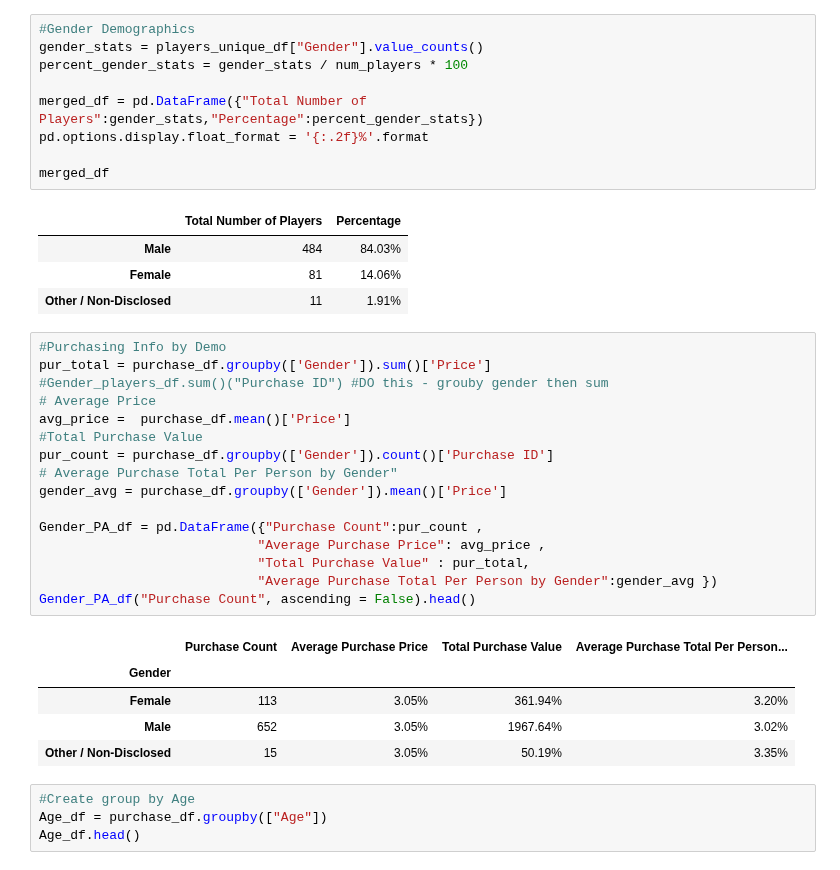
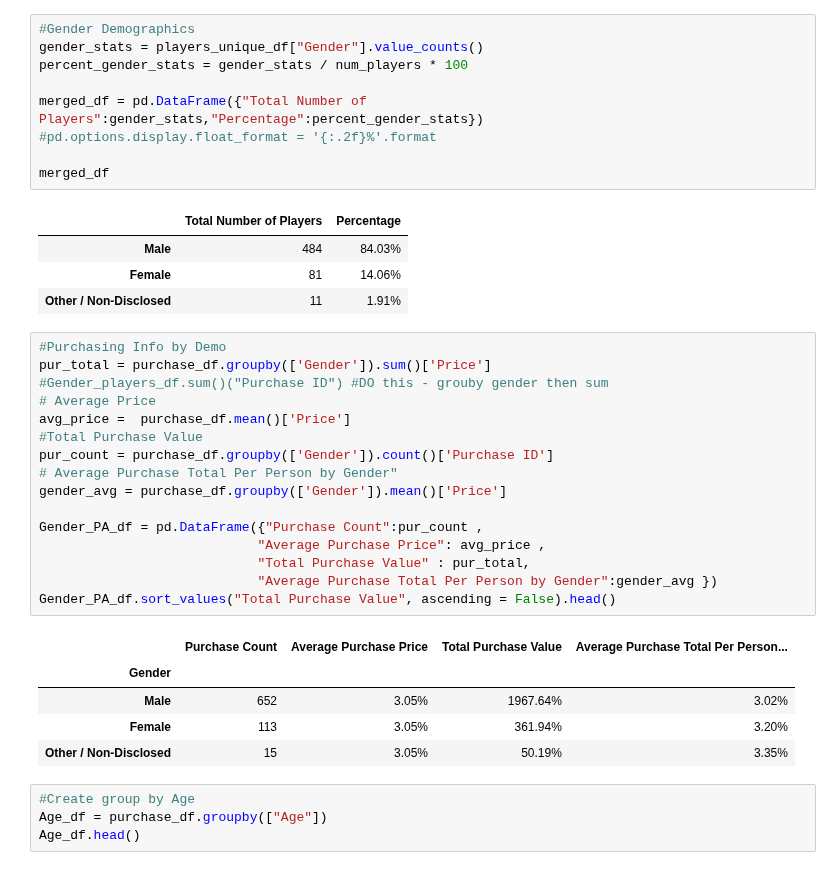
Before and after one commit to jocelyn4112/pandas-challenge, a Jupyter notebook: MainHouse.ipynb, the cells around one changed output. Drawn from its saved outputs; the diff is of its cells as text.

```diff
--- a/MainHouse.ipynb
+++ b/MainHouse.ipynb
@@ -75,7 +75,7 @@ gender_stats = players_unique_df["Gender"].value_counts()
 percent_gender_stats = gender_stats / num_players * 100
 
 merged_df = pd.DataFrame({"Total Number of Players":gender_stats,"Percentage":percent_gender_stats})
-pd.options.display.float_format = '{:.2f}%'.format
+#pd.options.display.float_format = '{:.2f}%'.format
 
 merged_df
 # %% [output]
@@ -86,24 +86,24 @@ merged_df
 # %%
 #Purchasing Info by Demo
 pur_total = purchase_df.groupby(['Gender']).sum()['Price']
 #Gender_players_df.sum()("Purchase ID") #DO this - grouby gender then sum
 # Average Price
 avg_price =  purchase_df.mean()['Price']
 #Total Purchase Value
 pur_count = purchase_df.groupby(['Gender']).count()['Purchase ID']
 # Average Purchase Total Per Person by Gender"
 gender_avg = purchase_df.groupby(['Gender']).mean()['Price']
 
 Gender_PA_df = pd.DataFrame({"Purchase Count":pur_count ,
                             "Average Purchase Price": avg_price ,
                             "Total Purchase Value" : pur_total,
                             "Average Purchase Total Per Person by Gender":gender_avg })
-Gender_PA_df("Purchase Count", ascending = False).head()
+Gender_PA_df.sort_values("Total Purchase Value", ascending = False).head()
 # %% [output]
 |  | Purchase Count | Average Purchase Price | Total Purchase Value | Average Purchase Total Per Person... |
 | Gender |  |  |  |  |
+| Male | 652 | 3.05% | 1967.64% | 3.02% |
 | Female | 113 | 3.05% | 361.94% | 3.20% |
-| Male | 652 | 3.05% | 1967.64% | 3.02% |
 | Other / Non-Disclosed | 15 | 3.05% | 50.19% | 3.35% |
 # %%
 #Create group by Age
```
Also changed, not shown: parts of 1 cell of this notebook.
